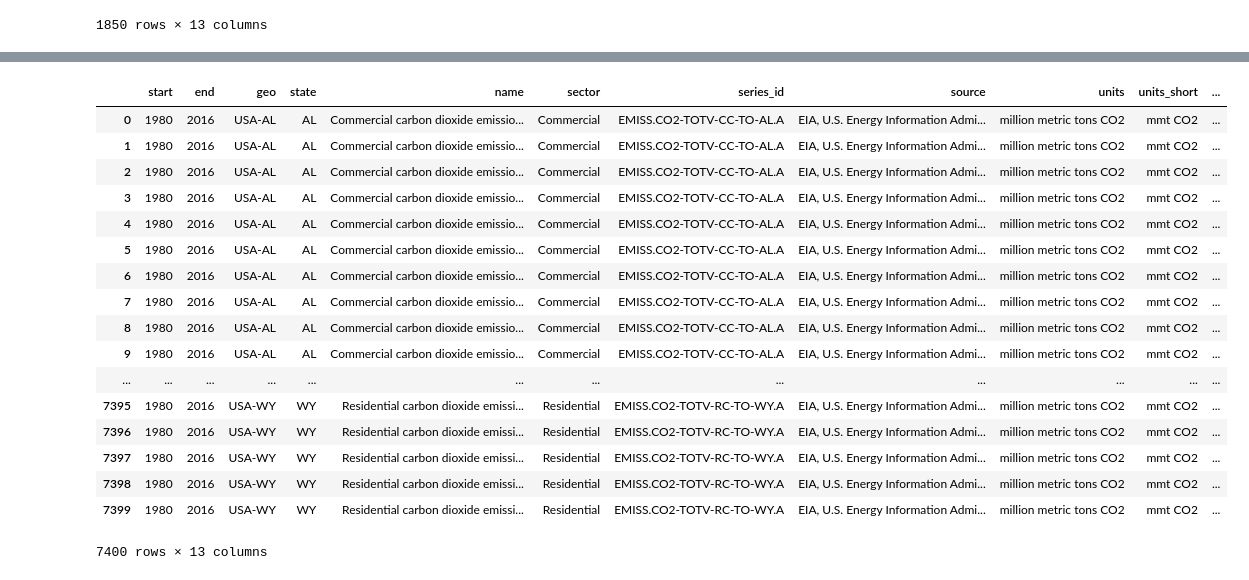
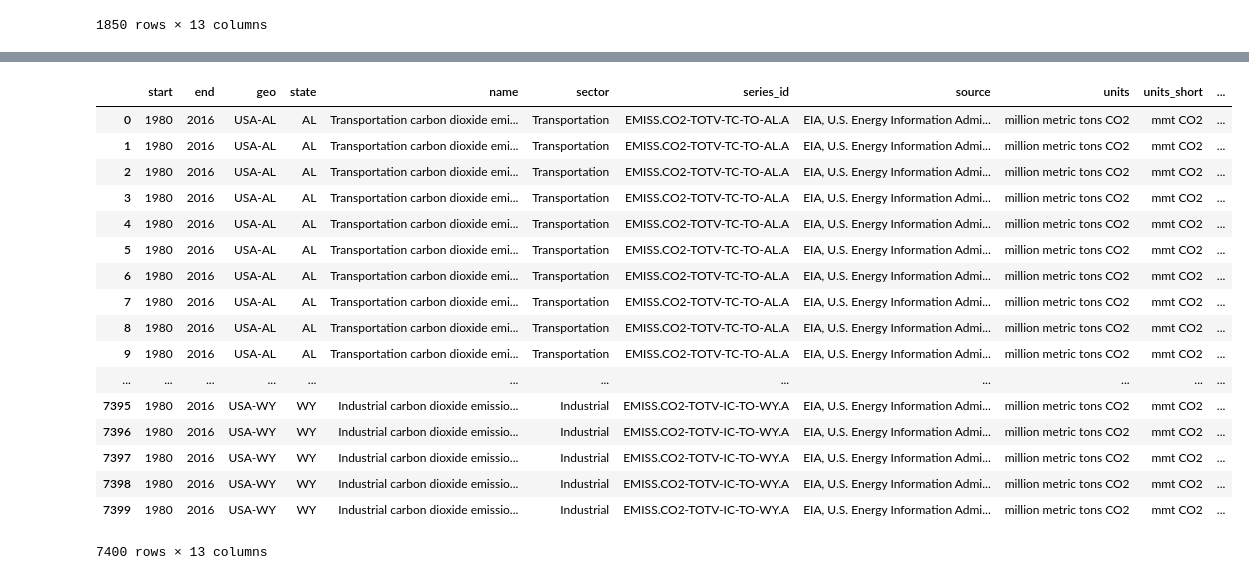
Before and after one commit to DanielMJones2005/Project-1, a Jupyter notebook: CO2EmissionsAllFuelsbyState_AllSectorsMerged.ipynb, the cells around one changed output, grey strips where cells are left out. Saved outputs shown, nothing was run; the diff lists cells and outputs as text; code cells hidden in the pictures.

```diff
--- a/CO2EmissionsAllFuelsbyState_AllSectorsMerged.ipynb
+++ b/CO2EmissionsAllFuelsbyState_AllSectorsMerged.ipynb
@@ -575,8 +579,8 @@ emiss_ind_df
 | 1849 | 1980 | 2016 | USA-WY | WY | Industrial carbon dioxide emissio... | Industrial | EMISS.CO2-TOTV-IC-TO-WY.A | EIA, U.S. Energy Information Admi... | million metric tons CO2 | mmt CO2 | ... |
 1850 rows × 13 columns
 # %%
-com_ec_df= pd.merge(emiss_com_df, emiss_ec_df, how = 'outer')
-com_ec_df
+com_ind_df= pd.merge(emiss_com_df, emiss_ind_df, how = 'outer')
+com_ind_df
 # %% [output]
 |  | start | end | geo | state | name | sector | series_id | source | units | units_short | ... |
 | 0 | 1980 | 2016 | USA-AL | AL | Commercial carbon dioxide emissio... | Commercial | EMISS.CO2-TOTV-CC-TO-AL.A | EIA, U.S. Energy Information Admi... | million metric tons CO2 | mmt CO2 | ... |
@@ -598,6 +602,6 @@ com_ec_df
 3700 rows × 13 columns
 # %%
-ind_res_df= pd.merge(emiss_ind_df,emiss_res_df, how = 'outer')
-ind_res_df
+trans_res_df= pd.merge(emiss_trans_df,emiss_res_df, how = 'outer')
+trans_res_df
 # %% [output]
 |  | start | end | geo | state | name | sector | series_id | source | units | units_short | ... |
@@ -619,24 +623,24 @@ ind_res_df
 | 3699 | 1980 | 2016 | USA-WY | WY | Residential carbon dioxide emissi... | Residential | EMISS.CO2-TOTV-RC-TO-WY.A | EIA, U.S. Energy Information Admi... | million metric tons CO2 | mmt CO2 | ... |
 3700 rows × 13 columns
 # %%
-except_trans_df= pd.merge(com_ec_df, ind_res_df, how = 'outer')
-except_trans_df
+allsectors_df= pd.merge(trans_res_df, com_ind_df, how = 'outer')
+allsectors_df
 # %% [output]
 |  | start | end | geo | state | name | sector | series_id | source | units | units_short | ... |
-| 0 | 1980 | 2016 | USA-AL | AL | Commercial carbon dioxide emissio... | Commercial | EMISS.CO2-TOTV-CC-TO-AL.A | EIA, U.S. Energy Information Admi... | million metric tons CO2 | mmt CO2 | ... |
-| 1 | 1980 | 2016 | USA-AL | AL | Commercial carbon dioxide emissio... | Commercial | EMISS.CO2-TOTV-CC-TO-AL.A | EIA, U.S. Energy Information Admi... | million metric tons CO2 | mmt CO2 | ... |
-| 2 | 1980 | 2016 | USA-AL | AL | Commercial carbon dioxide emissio... | Commercial | EMISS.CO2-TOTV-CC-TO-AL.A | EIA, U.S. Energy Information Admi... | million metric tons CO2 | mmt CO2 | ... |
-| 3 | 1980 | 2016 | USA-AL | AL | Commercial carbon dioxide emissio... | Commercial | EMISS.CO2-TOTV-CC-TO-AL.A | EIA, U.S. Energy Information Admi... | million metric tons CO2 | mmt CO2 | ... |
-| 4 | 1980 | 2016 | USA-AL | AL | Commercial carbon dioxide emissio... | Commercial | EMISS.CO2-TOTV-CC-TO-AL.A | EIA, U.S. Energy Information Admi... | million metric tons CO2 | mmt CO2 | ... |
-| 5 | 1980 | 2016 | USA-AL | AL | Commercial carbon dioxide emissio... | Commercial | EMISS.CO2-TOTV-CC-TO-AL.A | EIA, U.S. Energy Information Admi... | million metric tons CO2 | mmt CO2 | ... |
-| 6 | 1980 | 2016 | USA-AL | AL | Commercial carbon dioxide emissio... | Commercial | EMISS.CO2-TOTV-CC-TO-AL.A | EIA, U.S. Energy Information Admi... | million metric tons CO2 | mmt CO2 | ... |
-| 7 | 1980 | 2016 | USA-AL | AL | Commercial carbon dioxide emissio... | Commercial | EMISS.CO2-TOTV-CC-TO-AL.A | EIA, U.S. Energy Information Admi... | million metric tons CO2 | mmt CO2 | ... |
-| 8 | 1980 | 2016 | USA-AL | AL | Commercial carbon dioxide emissio... | Commercial | EMISS.CO2-TOTV-CC-TO-AL.A | EIA, U.S. Energy Information Admi... | million metric tons CO2 | mmt CO2 | ... |
-| 9 | 1980 | 2016 | USA-AL | AL | Commercial carbon dioxide emissio... | Commercial | EMISS.CO2-TOTV-CC-TO-AL.A | EIA, U.S. Energy Information Admi... | million metric tons CO2 | mmt CO2 | ... |
+| 0 | 1980 | 2016 | USA-AL | AL | Transportation carbon dioxide emi... | Transportation | EMISS.CO2-TOTV-TC-TO-AL.A | EIA, U.S. Energy Information Admi... | million metric tons CO2 | mmt CO2 | ... |
+| 1 | 1980 | 2016 | USA-AL | AL | Transportation carbon dioxide emi... | Transportation | EMISS.CO2-TOTV-TC-TO-AL.A | EIA, U.S. Energy Information Admi... | million metric tons CO2 | mmt CO2 | ... |
+| 2 | 1980 | 2016 | USA-AL | AL | Transportation carbon dioxide emi... | Transportation | EMISS.CO2-TOTV-TC-TO-AL.A | EIA, U.S. Energy Information Admi... | million metric tons CO2 | mmt CO2 | ... |
+| 3 | 1980 | 2016 | USA-AL | AL | Transportation carbon dioxide emi... | Transportation | EMISS.CO2-TOTV-TC-TO-AL.A | EIA, U.S. Energy Information Admi... | million metric tons CO2 | mmt CO2 | ... |
+| 4 | 1980 | 2016 | USA-AL | AL | Transportation carbon dioxide emi... | Transportation | EMISS.CO2-TOTV-TC-TO-AL.A | EIA, U.S. Energy Information Admi... | million metric tons CO2 | mmt CO2 | ... |
+| 5 | 1980 | 2016 | USA-AL | AL | Transportation carbon dioxide emi... | Transportation | EMISS.CO2-TOTV-TC-TO-AL.A | EIA, U.S. Energy Information Admi... | million metric tons CO2 | mmt CO2 | ... |
+| 6 | 1980 | 2016 | USA-AL | AL | Transportation carbon dioxide emi... | Transportation | EMISS.CO2-TOTV-TC-TO-AL.A | EIA, U.S. Energy Information Admi... | million metric tons CO2 | mmt CO2 | ... |
+| 7 | 1980 | 2016 | USA-AL | AL | Transportation carbon dioxide emi... | Transportation | EMISS.CO2-TOTV-TC-TO-AL.A | EIA, U.S. Energy Information Admi... | million metric tons CO2 | mmt CO2 | ... |
+| 8 | 1980 | 2016 | USA-AL | AL | Transportation carbon dioxide emi... | Transportation | EMISS.CO2-TOTV-TC-TO-AL.A | EIA, U.S. Energy Information Admi... | million metric tons CO2 | mmt CO2 | ... |
+| 9 | 1980 | 2016 | USA-AL | AL | Transportation carbon dioxide emi... | Transportation | EMISS.CO2-TOTV-TC-TO-AL.A | EIA, U.S. Energy Information Admi... | million metric tons CO2 | mmt CO2 | ... |
 | ... | ... | ... | ... | ... | ... | ... | ... | ... | ... | ... | ... |
-| 7395 | 1980 | 2016 | USA-WY | WY | Residential carbon dioxide emissi... | Residential | EMISS.CO2-TOTV-RC-TO-WY.A | EIA, U.S. Energy Information Admi... | million metric tons CO2 | mmt CO2 | ... |
-| 7396 | 1980 | 2016 | USA-WY | WY | Residential carbon dioxide emissi... | Residential | EMISS.CO2-TOTV-RC-TO-WY.A | EIA, U.S. Energy Information Admi... | million metric tons CO2 | mmt CO2 | ... |
-| 7397 | 1980 | 2016 | USA-WY | WY | Residential carbon dioxide emissi... | Residential | EMISS.CO2-TOTV-RC-TO-WY.A | EIA, U.S. Energy Information Admi... | million metric tons CO2 | mmt CO2 | ... |
-| 7398 | 1980 | 2016 | USA-WY | WY | Residential carbon dioxide emissi... | Residential | EMISS.CO2-TOTV-RC-TO-WY.A | EIA, U.S. Energy Information Admi... | million metric tons CO2 | mmt CO2 | ... |
-| 7399 | 1980 | 2016 | USA-WY | WY | Residential carbon dioxide emissi... | Residential | EMISS.CO2-TOTV-RC-TO-WY.A | EIA, U.S. Energy Information Admi... | million metric tons CO2 | mmt CO2 | ... |
+| 7395 | 1980 | 2016 | USA-WY | WY | Industrial carbon dioxide emissio... | Industrial | EMISS.CO2-TOTV-IC-TO-WY.A | EIA, U.S. Energy Information Admi... | million metric tons CO2 | mmt CO2 | ... |
+| 7396 | 1980 | 2016 | USA-WY | WY | Industrial carbon dioxide emissio... | Industrial | EMISS.CO2-TOTV-IC-TO-WY.A | EIA, U.S. Energy Information Admi... | million metric tons CO2 | mmt CO2 | ... |
+| 7397 | 1980 | 2016 | USA-WY | WY | Industrial carbon dioxide emissio... | Industrial | EMISS.CO2-TOTV-IC-TO-WY.A | EIA, U.S. Energy Information Admi... | million metric tons CO2 | mmt CO2 | ... |
+| 7398 | 1980 | 2016 | USA-WY | WY | Industrial carbon dioxide emissio... | Industrial | EMISS.CO2-TOTV-IC-TO-WY.A | EIA, U.S. Energy Information Admi... | million metric tons CO2 | mmt CO2 | ... |
+| 7399 | 1980 | 2016 | USA-WY | WY | Industrial carbon dioxide emissio... | Industrial | EMISS.CO2-TOTV-IC-TO-WY.A | EIA, U.S. Energy Information Admi... | million metric tons CO2 | mmt CO2 | ... |
 7400 rows × 13 columns
```
Also changed, not shown: parts of 12 cells of this notebook, 4 other files.
